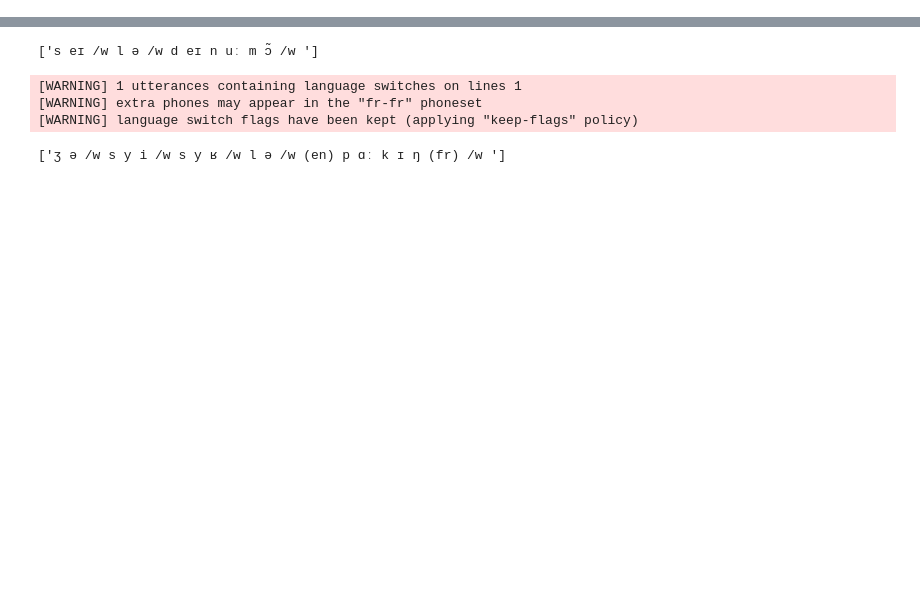
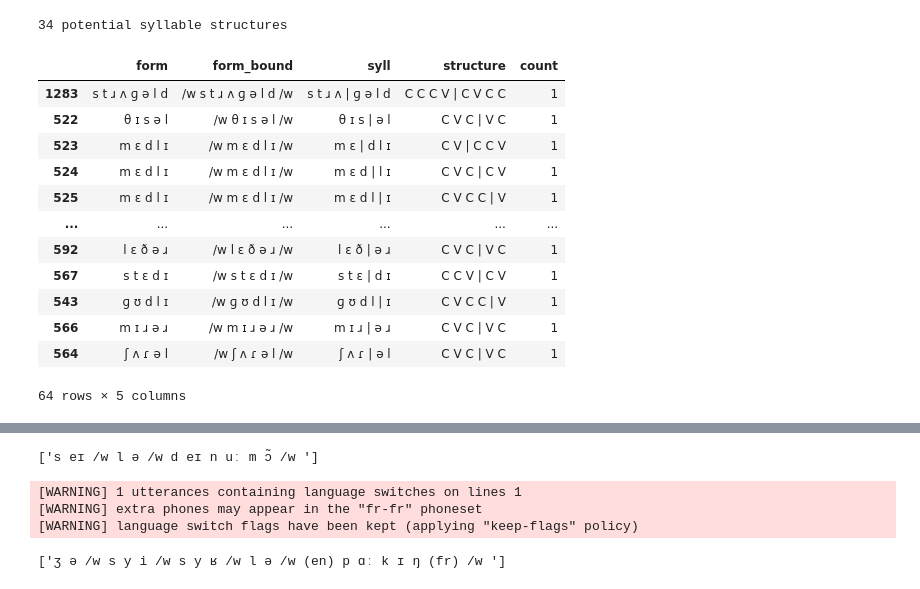
Before and after one commit to maureendss/protowuggy, a Jupyter notebook: scripts/Phonemising.ipynb, the cells around one changed output, grey strips where cells are left out. Saved outputs shown, nothing was run; the diff lists cells and outputs as text; code cells hidden in the pictures; blank space fills up the shorter version.

```diff
--- a/scripts/Phonemising.ipynb
+++ b/scripts/Phonemising.ipynb
@@ -94,0 +111,22 @@ True
+# %%
+n_perc=5
+
+w_struct = []
+nw_struct=[]
+for x in w_df['structure']:
+    if x not in w_struct:
+        w_struct.append(x)
+for x in nw_df['structure']:
+    if x not in nw_struct:
+        nw_struct.append(x)
+# %%
+common_struct = [x for x in w_struct if x in nw_struct]
+print("{} potential syllable structures".format(len(common_struct)))
+
+#Trimming the dfs so that we can do our matches
+cond = w_df['form'].isin(nw_df['form'])
+w_df = w_df.drop(w_df[cond].index, inplace = False)
+cond = nw_df['form'].isin(w_df['form'])
+nw_df = nw_df.drop(nw_df[cond].index, inplace = False)
+# %% [output]
+34 potential syllable structures
@@ -94,0 +140,16 @@ True
+# %%
+get_n_freq_phrases(w_df,n_perc=n_perc, direction = "low")
+# %% [output]
+|  | form | form_bound | syll | structure | count |
+| 1283 | s t ɹ ʌ ɡ ə l d | /w s t ɹ ʌ ɡ ə l d /w | s t ɹ ʌ | ɡ ə l d | C C C V | C V C C | 1 |
+| 522 | θ ɪ s ə l | /w θ ɪ s ə l /w | θ ɪ s | ə l | C V C | V C | 1 |
+| 523 | m ɛ d l ɪ | /w m ɛ d l ɪ /w | m ɛ | d l ɪ | C V | C C V | 1 |
+| 524 | m ɛ d l ɪ | /w m ɛ d l ɪ /w | m ɛ d | l ɪ | C V C | C V | 1 |
+| 525 | m ɛ d l ɪ | /w m ɛ d l ɪ /w | m ɛ d l | ɪ | C V C C | V | 1 |
+| ... | ... | ... | ... | ... | ... |
+| 592 | l ɛ ð ə ɹ | /w l ɛ ð ə ɹ /w | l ɛ ð | ə ɹ | C V C | V C | 1 |
+| 567 | s t ɛ d ɪ | /w s t ɛ d ɪ /w | s t ɛ | d ɪ | C C V | C V | 1 |
+| 543 | ɡ ʊ d l ɪ | /w ɡ ʊ d l ɪ /w | ɡ ʊ d l | ɪ | C V C C | V | 1 |
+| 566 | m ɪ ɹ ə ɹ | /w m ɪ ɹ ə ɹ /w | m ɪ ɹ | ə ɹ | C V C | V C | 1 |
+| 564 | ʃ ʌ ɾ ə l | /w ʃ ʌ ɾ ə l /w | ʃ ʌ ɾ | ə l | C V C | V C | 1 |
+64 rows × 5 columns
```
Also changed, not shown: parts of 28 cells of this notebook, 2 other files.
